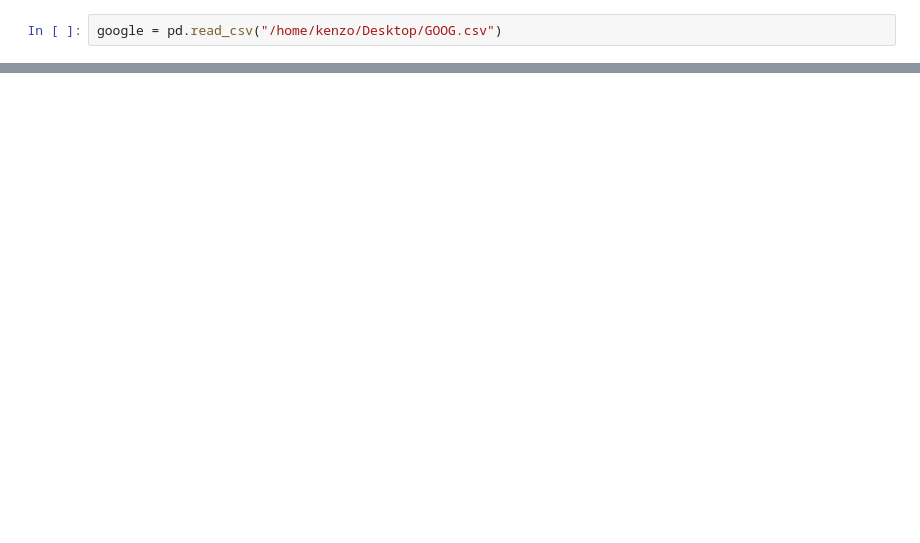
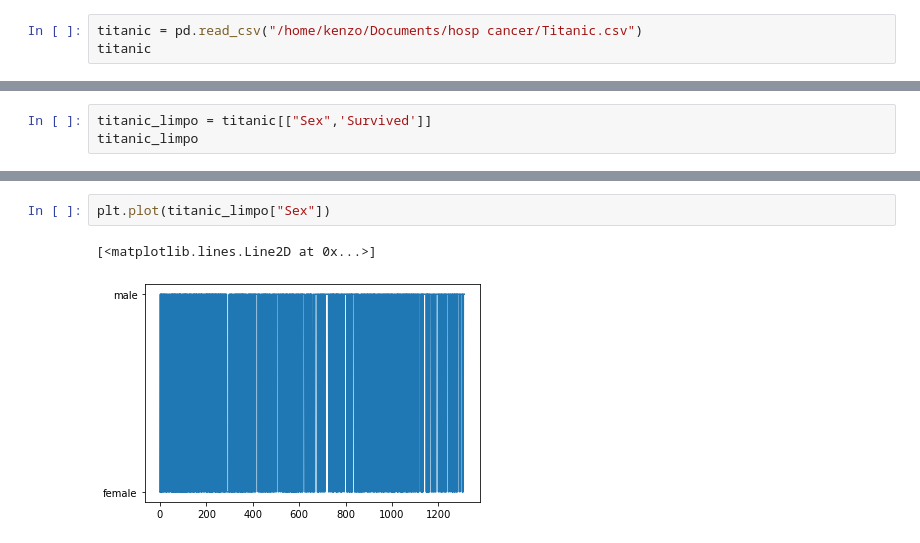
Before and after one commit to KenzoDezotti/Aulas-Basicas, a Jupyter notebook: data science/HA_bruna.ipynb, the cells around one changed output, grey strips where cells are left out. Saved outputs shown, nothing was run; the diff lists cells and outputs as text; blank space fills up the shorter version.

```diff
--- a/data science/HA_bruna.ipynb
+++ b/data science/HA_bruna.ipynb
@@ -11,2 +32,3 @@ from pathlib import Path
 # %%
-google = pd.read_csv("/home/kenzo/Desktop/GOOG.csv")
+titanic = pd.read_csv("/home/kenzo/Documents/hosp cancer/Titanic.csv")
+titanic
@@ -64,0 +49,3 @@ TypeError: no numeric data to plot
+# %%
+titanic_limpo = titanic[["Sex",'Survived']]
+titanic_limpo
@@ -64,0 +66,5 @@ TypeError: no numeric data to plot
+# %%
+plt.plot(titanic_limpo["Sex"])
+# %% [output]
+[<matplotlib.lines.Line2D at 0x...>]
+[figure, added]
```
Also changed, not shown: parts of 15 cells of this notebook, 5 other files.
